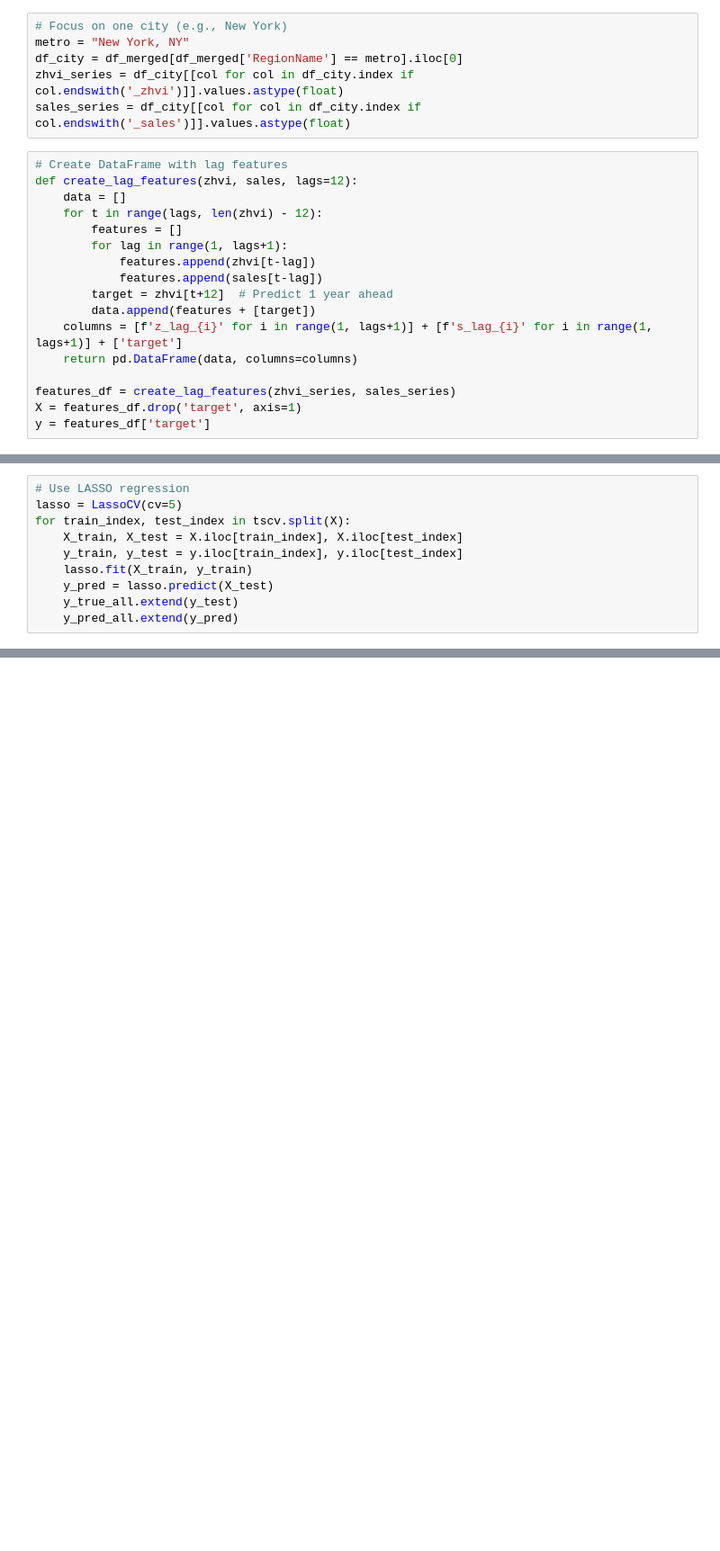
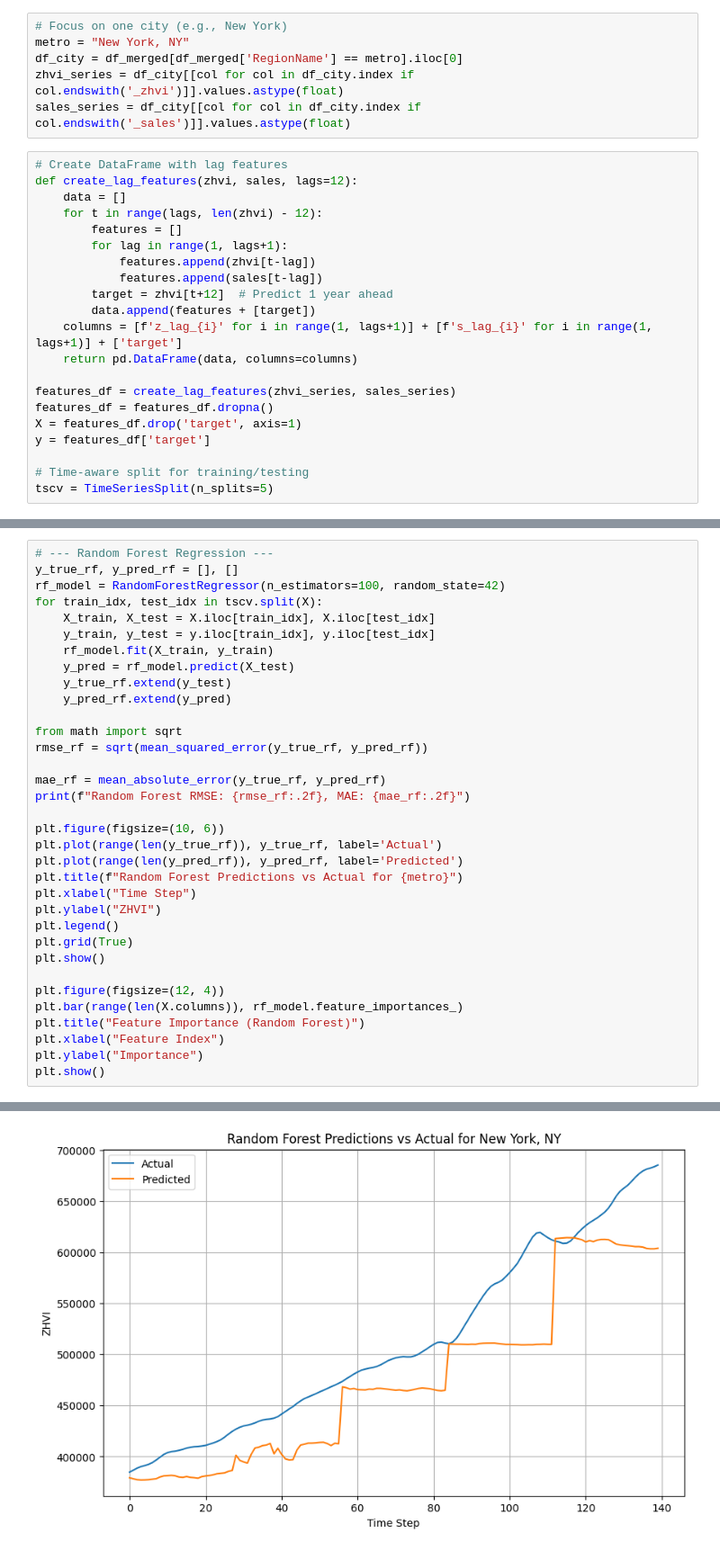
Before and after one commit to vaneeshagupta/ds3001-sp25-project, a Jupyter notebook: DS3001_01_Project_Wrangling_EDA.ipynb, the cells around one changed output, grey strips where cells are left out. Shown at 90% size. Drawn from its saved outputs; the diff is of its cells as text; blank space fills up the shorter version.

Commit message:
added models and results

```diff
--- a/DS3001_01_Project_Wrangling_EDA.ipynb
+++ b/DS3001_01_Project_Wrangling_EDA.ipynb
@@ -226,5 +257,9 @@ def create_lag_features(zhvi, sales, lags=12):
     return pd.DataFrame(data, columns=columns)
 
 features_df = create_lag_features(zhvi_series, sales_series)
+features_df = features_df.dropna()
 X = features_df.drop('target', axis=1)
 y = features_df['target']
+
+# Time-aware split for training/testing
+tscv = TimeSeriesSplit(n_splits=5)
@@ -235,10 +265,0 @@ y_true_all, y_pred_all = [], []
-# %%
-# Use LASSO regression
-lasso = LassoCV(cv=5)
-for train_index, test_index in tscv.split(X):
-    X_train, X_test = X.iloc[train_index], X.iloc[test_index]
-    y_train, y_test = y.iloc[train_index], y.iloc[test_index]
-    lasso.fit(X_train, y_train)
-    y_pred = lasso.predict(X_test)
-    y_true_all.extend(y_test)
-    y_pred_all.extend(y_pred)
@@ -255,0 +266,35 @@ print(f"Baseline RMSE: {y_base_rmse:.2f}, MAE: {y_base_mae:.2f}")
+# %%
+# --- Random Forest Regression ---
+y_true_rf, y_pred_rf = [], []
+rf_model = RandomForestRegressor(n_estimators=100, random_state=42)
+for train_idx, test_idx in tscv.split(X):
+    X_train, X_test = X.iloc[train_idx], X.iloc[test_idx]
+    y_train, y_test = y.iloc[train_idx], y.iloc[test_idx]
+    rf_model.fit(X_train, y_train)
+    y_pred = rf_model.predict(X_test)
+    y_true_rf.extend(y_test)
+    y_pred_rf.extend(y_pred)
+
+from math import sqrt
+rmse_rf = sqrt(mean_squared_error(y_true_rf, y_pred_rf))
+
+mae_rf = mean_absolute_error(y_true_rf, y_pred_rf)
+print(f"Random Forest RMSE: {rmse_rf:.2f}, MAE: {mae_rf:.2f}")
+
+plt.figure(figsize=(10, 6))
+plt.plot(range(len(y_true_rf)), y_true_rf, label='Actual')
+plt.plot(range(len(y_pred_rf)), y_pred_rf, label='Predicted')
+plt.title(f"Random Forest Predictions vs Actual for {metro}")
+plt.xlabel("Time Step")
+plt.ylabel("ZHVI")
+plt.legend()
+plt.grid(True)
+plt.show()
+
+plt.figure(figsize=(12, 4))
+plt.bar(range(len(X.columns)), rf_model.feature_importances_)
+plt.title("Feature Importance (Random Forest)")
+plt.xlabel("Feature Index")
+plt.ylabel("Importance")
+plt.show()
+# %% [output]
@@ -255,0 +302 @@ print(f"Baseline RMSE: {y_base_rmse:.2f}, MAE: {y_base_mae:.2f}")
+[figure, added]
```
Also changed, not shown: parts of 15 cells of this notebook, 1 other file.
